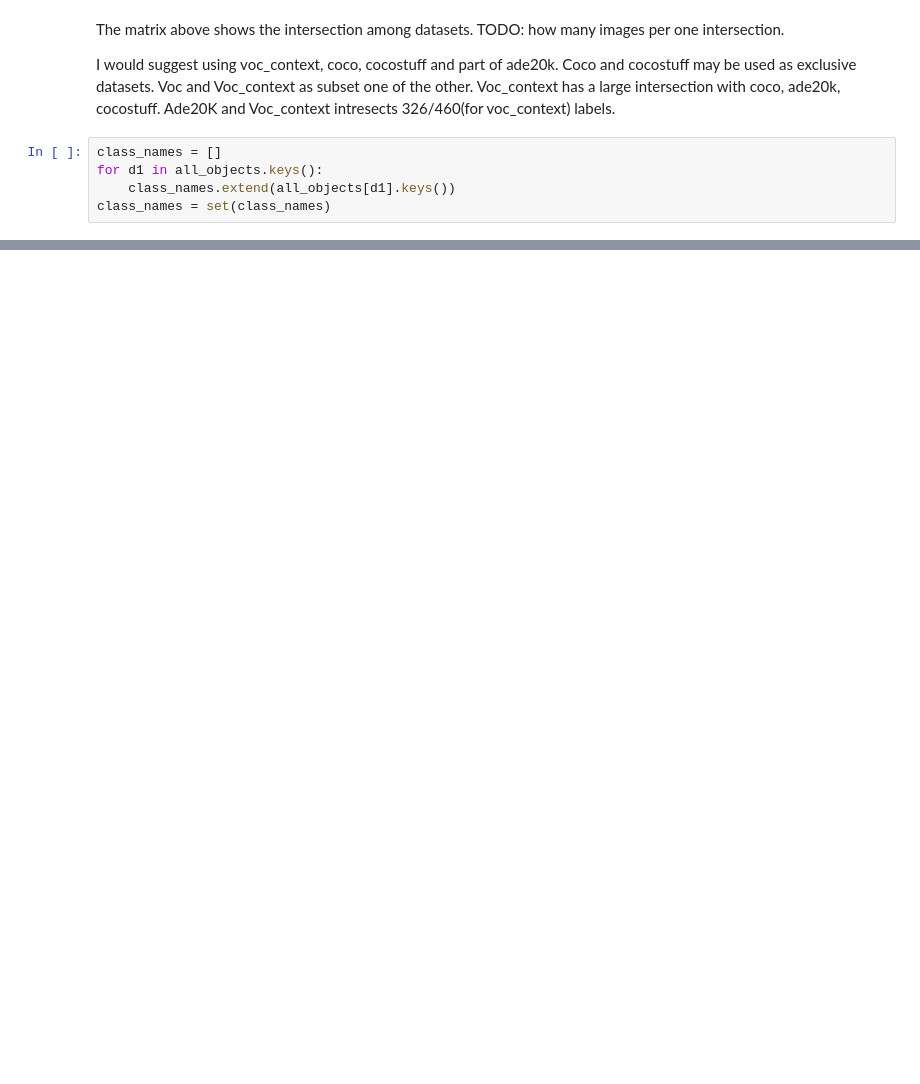
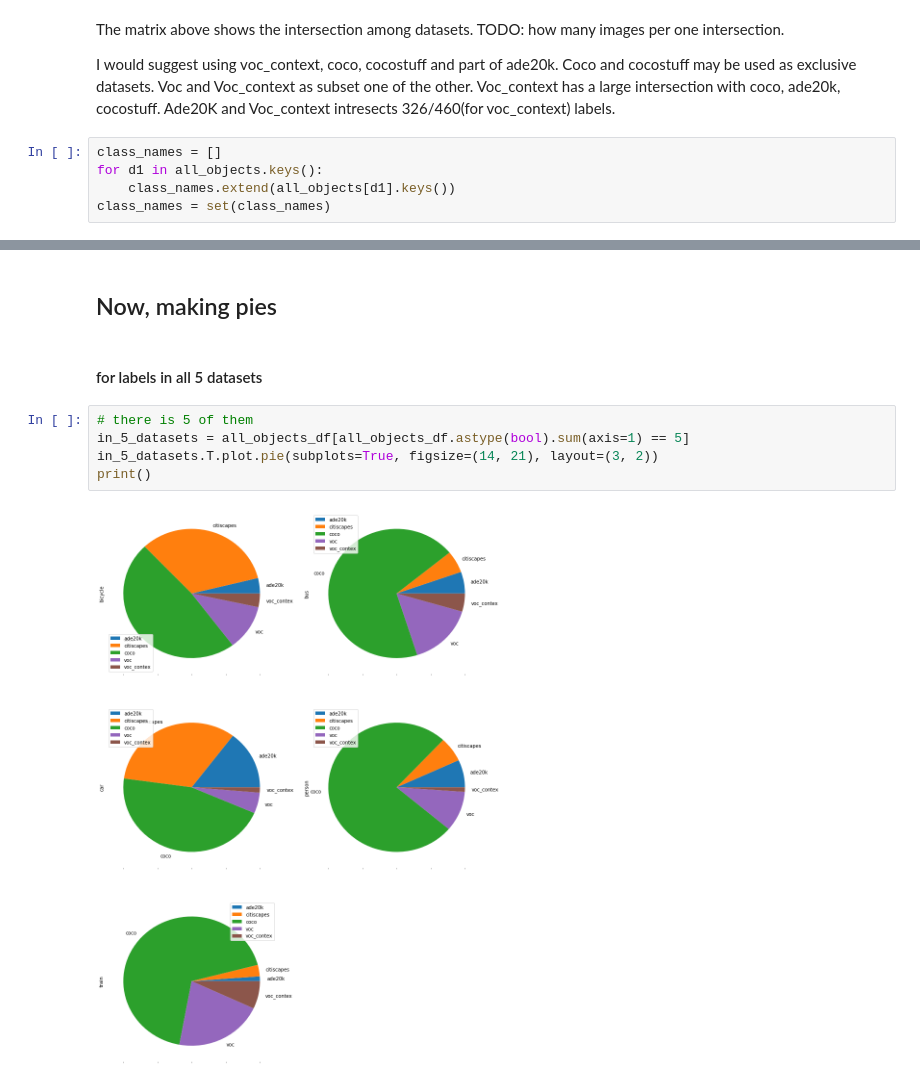
Before and after one commit to elnazavr/segmentation-datasets, a Jupyter notebook: datasets-visualization-matej.ipynb, the cells around one changed output, grey strips where cells are left out. Drawn from its saved outputs; the diff is of its cells as text; blank space fills up the shorter version.

```diff
--- a/datasets-visualization-matej.ipynb
+++ b/datasets-visualization-matej.ipynb
@@ -161,0 +165,11 @@ dict_keys(['coco', 'voc', 'voc_contex', 'cocostuff', 'citiscapes', 'ade20k', 'ls
+# %% [markdown]
+## Now, making pies
+# %% [markdown]
+#### for labels in all 5 datasets
+# %%
+# there is 5 of them
+in_5_datasets = all_objects_df[all_objects_df.astype(bool).sum(axis=1) == 5]
+in_5_datasets.T.plot.pie(subplots=True, figsize=(14, 21), layout=(3, 2))
+print()
+# %% [output]
+[figure, added]
```
Also changed, not shown: parts of 20 cells of this notebook.
